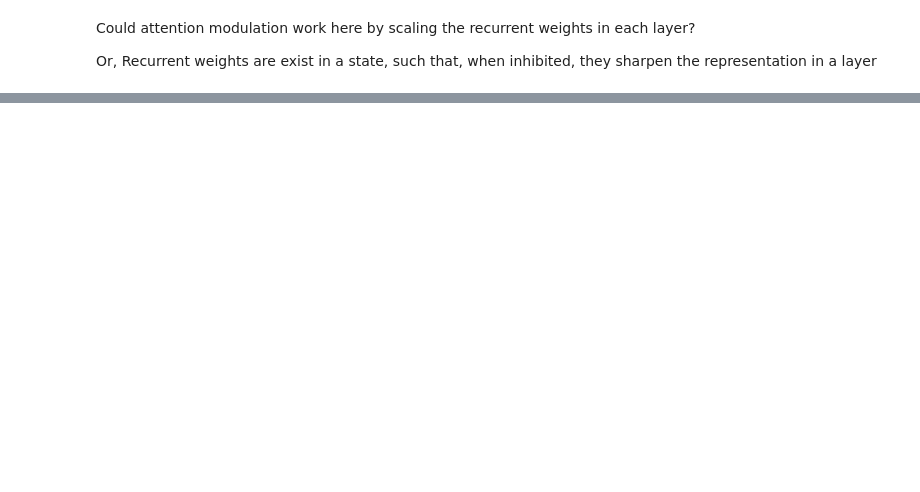
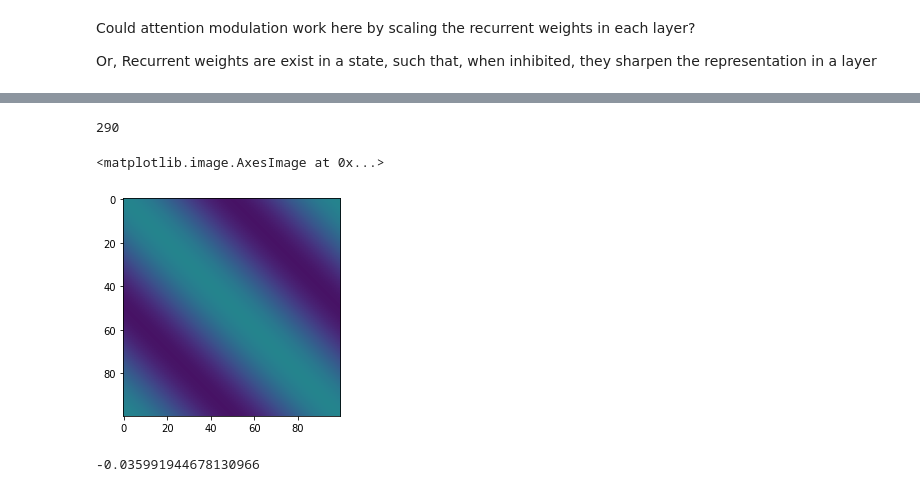
Before and after one commit to rfw256/Memento, a Jupyter notebook: dynamicmemory.ipynb, the cells around one changed output, grey strips where cells are left out. Saved outputs shown, nothing was run; the diff lists cells and outputs as text; code cells hidden in the pictures; blank space fills up the shorter version.

```diff
--- a/dynamicmemory.ipynb
+++ b/dynamicmemory.ipynb
@@ -357,0 +627,13 @@ Or
+# %%
+model.r.shape[0]
+# %% [output]
+290
+# %%
+plt.imshow(model.W[0:100, 0:100], vmin = -.04, vmax = 0.04)
+# %% [output]
+<matplotlib.image.AxesImage at 0x...>
+[figure, added]
+# %%
+model.W[0:100, 0:100].min()
+# %% [output]
+-0.035991944678130966
```
Also changed, not shown: parts of 10 cells of this notebook, 1 other file.
